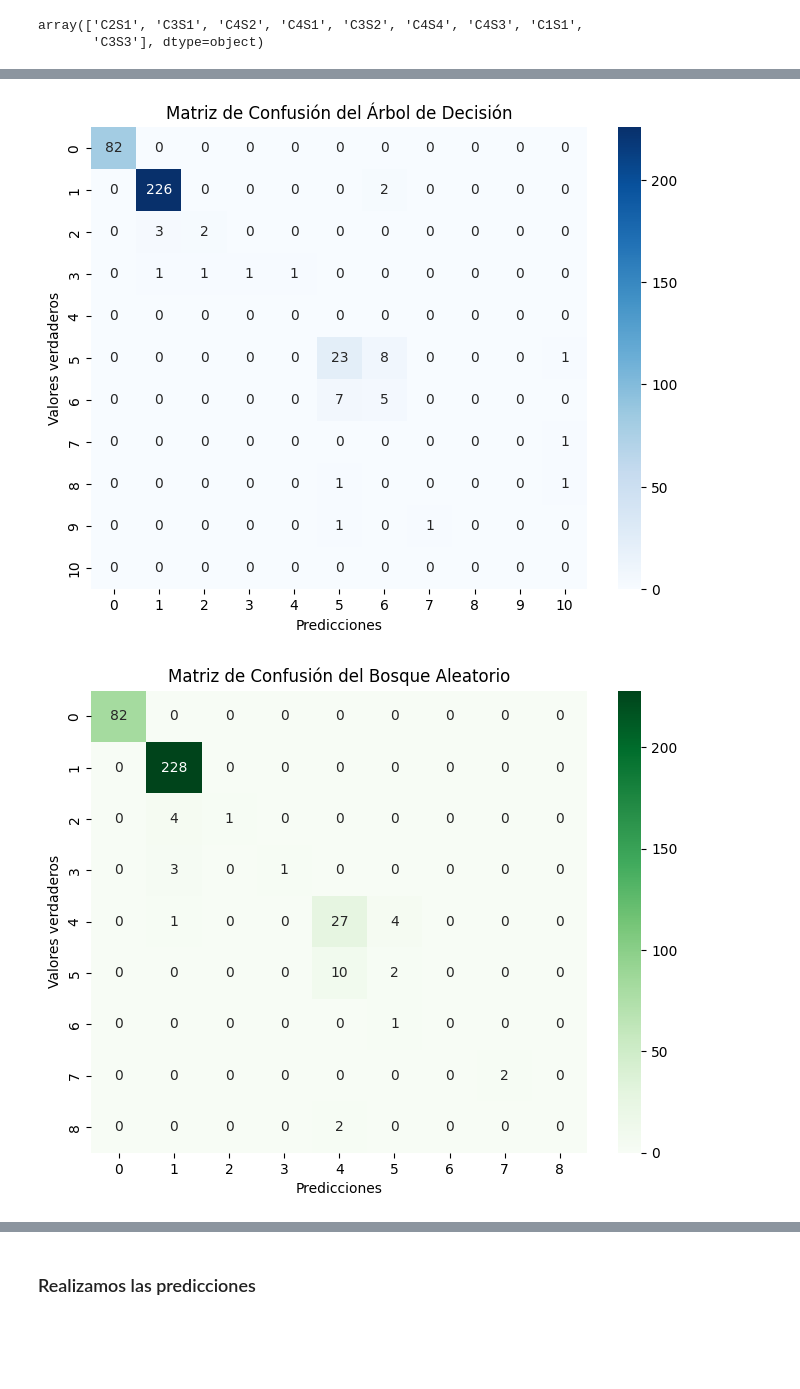
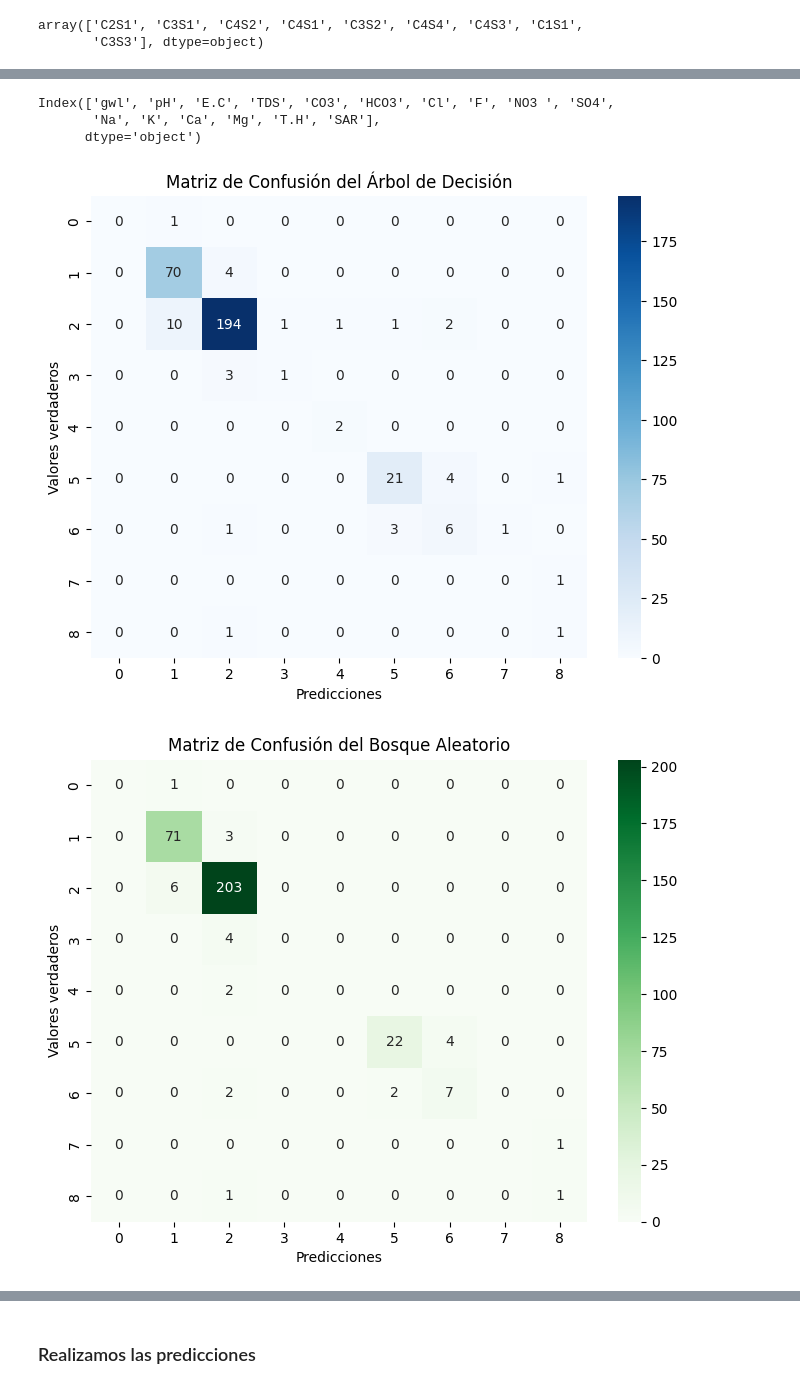
Before and after one commit to conyco1303/ML_Water_Quality, a Jupyter notebook: src/Calidad_Agua_v1.ipynb, the cells around one changed output, grey strips where cells are left out. Drawn from its saved outputs; the diff is of its cells as text; code cells hidden in the pictures; blank space fills up the shorter version.

```diff
--- a/src/Calidad_Agua_v1.ipynb
+++ b/src/Calidad_Agua_v1.ipynb
@@ -224,10 +224,10 @@ def modelos_ML(data_agua):
     X = data_agua.drop(['Classification'], axis=1)
     y = data_agua['Classification']
 
-    # Splitting train test by stratified
+
     X_train, X_test, y_train, y_test = train_test_split(X, y, test_size=0.3, stratify=y, random_state=42)
 
-    # Normalizing the data, as for dimensionality reduction we need normalized data
+    # Normalizacion de los datos
     scaler = StandardScaler()
     X_train_normalized = scaler.fit_transform(X_train)
     X_test_normalized = scaler.transform(X_test)
@@ -262,7 +262,7 @@ def modelos_ML(data_agua):
     knn_predictions = knn_classifier.predict(X_test_pca)
     knn_accuracy = accuracy_score(y_test, knn_predictions)
 
-     # Guardar los modelos en archivos .pkl
+     # Guarda los modelos en archivos .pkl
     with open('models/decision_tree_model.pkl', 'wb') as file:
         pickle.dump(dt_classifier, file)
 
@@ -280,7 +280,14 @@ def modelos_ML(data_agua):
         "decision_tree_accuracy": dt_accuracy,
         "random_forest_accuracy": rf_accuracy,
         "svc_accuracy": svc_accuracy,
-        "knn_accuracy": knn_accuracy
+        "knn_accuracy": knn_accuracy,
+        "X_train": X_train,
+        "X_test": X_test,
+        "y_train": y_train,
+        "y_test": y_test,
+        "X_train_pca": X_train_pca,
+        "X_test_pca": X_test_pca,  # Agregar X_test_pca aquí
+        "dt_predictions": dt_predictions
     }
 
 
@@ -299,5 +306,12 @@ Random Forest Accuracy: 0.9303030303030303
 SVC Accuracy: 0.9030303030303031
 K-NN Accuracy: 0.8757575757575757
+# %%
+X_train_pca = resultados['X_train']
+X_train_pca.columns
+# %% [output]
+Index(['gwl', 'pH', 'E.C', 'TDS', 'CO3', 'HCO3', 'Cl', 'F', 'NO3 ', 'SO4',
+       'Na', 'K', 'Ca', 'Mg', 'T.H', 'SAR'],
+      dtype='object')
 # %%
 # Llama a la función para entrenar y evaluar los modelos
 resultados = modelos_ML(data_agua)
@@ -306,52 +320,50 @@ resultados = modelos_ML(data_agua)
 explained_variance_ratio = resultados["explained_variance_ratio"]
 dt_accuracy = resultados["decision_tree_accuracy"]
 rf_accuracy = resultados["random_forest_accuracy"]
 svc_accuracy = resultados["svc_accuracy"]
 knn_accuracy = resultados["knn_accuracy"]
 
+# Cargar los modelos desde los archivos .pkl
+with open('models/decision_tree_model.pkl', 'rb') as file:
+    dt_classifier = pickle.load(file)
+
+with open('models/random_forest_model.pkl', 'rb') as file:
+    rf_classifier = pickle.load(file)
+
+with open('models/svm_model.pkl', 'rb') as file:
+    svc_classifier = pickle.load(file)
+
+# Obtener predicciones con los modelos cargados
+dt_predictions = dt_classifier.predict(resultados["X_test_pca"])
+rf_predictions = rf_classifier.predict(resultados["X_test_pca"])
+svc_predictions = svc_classifier.predict(resultados["X_test_pca"])
+
 # Crear y visualizar la matriz de confusión para el Árbol de Decisión
-confusion_dt = confusion_matrix(y_test, y_pred_dt)
+confusion_dt = confusion_matrix(resultados["y_test"], dt_predictions)
 plt.figure(figsize=(8, 6))
 sns.heatmap(confusion_dt, annot=True, fmt='d', cmap='Blues')
 plt.xlabel('Predicciones')
 plt.ylabel('Valores verdaderos')
 plt.title('Matriz de Confusión del Árbol de Decisión')
 plt.show()
 
 # Crear y visualizar la matriz de confusión para el Bosque Aleatorio
-confusion_rf = confusion_matrix(y_test, y_pred_rf)
+confusion_rf = confusion_matrix(resultados["y_test"], rf_predictions)
 plt.figure(figsize=(8, 6))
 sns.heatmap(confusion_rf, annot=True, fmt='d', cmap='Greens')
 plt.xlabel('Predicciones')
 plt.ylabel('Valores verdaderos')
 plt.title('Matriz de Confusión del Bosque Aleatorio')
 plt.show()
 
 # Crear y visualizar la matriz de confusión para la Máquina de Vectores de Soporte (SVM)
-confusion_svm = confusion_matrix(y_test, y_pred_svm)
+confusion_svm = confusion_matrix(resultados["y_test"], svc_predictions)
 plt.figure(figsize=(8, 6))
 sns.heatmap(confusion_svm, annot=True, fmt='d', cmap='Oranges')
 plt.xlabel('Predicciones')
 plt.ylabel('Valores verdaderos')
 plt.title('Matriz de Confusión de la Máquina de Vectores de Soporte (SVM)')
 plt.show()
-
-# # Utiliza el modelo K-NN entrenado (knn_classifier) y los datos de prueba
-# knn_predictions = knn_classifier.predict(X_test_pca)
-
-# # Crea la matriz de confusión para K-NN
-# confusion_knn = confusion_matrix(y_test, knn_predictions)
-
-# # Etiquetas de las clases
-# class_names = knn_classifier.classes_
-
-# # Crea un mapa de calor (heatmap) para visualizar la matriz de confusión de K-NN
-# plt.figure(figsize=(8, 6))
-# sns.heatmap(confusion_knn, annot=True, fmt="d", cmap="Blues", xticklabels=class_names, yticklabels=class_names)
-# plt.xlabel('Predicciones')
-# plt.ylabel('Valores verdaderos')
-# plt.title('Matriz de Confusión - K-NN')
-# plt.show()
 # %% [output]
-[figure, old version]
+[figure, new version]
-[figure, old version]
+[figure, new version]
```
Also changed, not shown: parts of 6 cells of this notebook, 11 other files.
